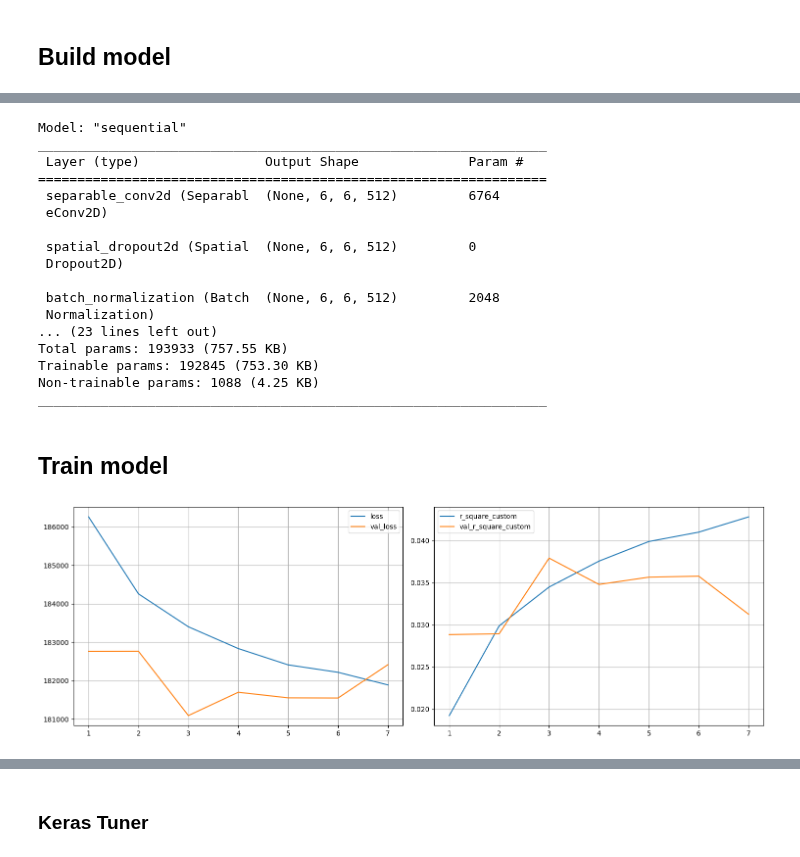
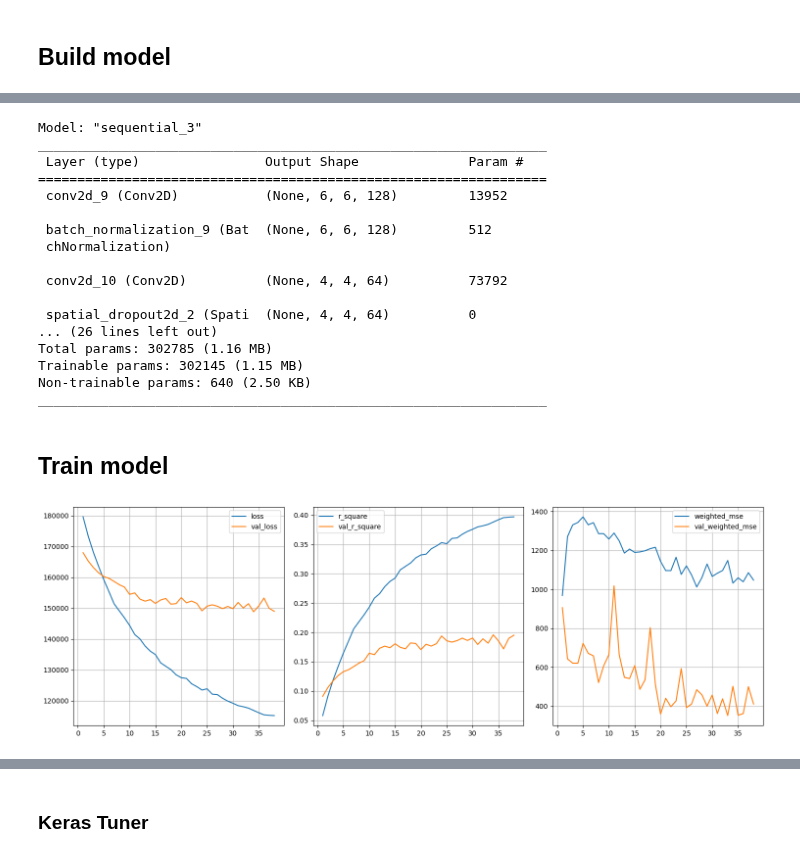
Before and after one commit to Tristan-Amadei/chess-moveAnalysis, a Jupyter notebook: Code/CNN/CNN.ipynb, the cells around one changed output, grey strips where cells are left out. Drawn from its saved outputs; the diff is of its cells as text; code cells hidden in the pictures.

Commit message:
weighted mse

```diff
--- a/Code/CNN/CNN.ipynb
+++ b/Code/CNN/CNN.ipynb
@@ -179,35 +210,44 @@ GPU is available
 # %%
 model = models.Sequential()
 
-model.add(layers.SeparableConv2D(512, (3, 3), activation='relu', #padding="same",
+model.add(layers.Conv2D(128, (3, 3), activation='relu', #padding="same",
                         kernel_regularizer=regularizers.l2(1e-1),
                         kernel_initializer=initializers.RandomUniform(minval=5e-8, maxval=5e-7),
                         input_shape=(8, 8, NB_OHE)))
 
-#model.add(layers.MaxPooling2D((2, 2)))
-model.add(layers.SpatialDropout2D(0.5))
+#model.add(layers.AveragePooling2D((2, 2)))
+#model.add(layers.SpatialDropout2D(0.2))
 model.add(layers.BatchNormalization())
 
-model.add(layers.Conv2D(32, (3, 3), activation='relu', #padding="same",
-                        kernel_regularizer=regularizers.l2(1e-1),
-                        kernel_initializer=initializers.RandomUniform(minval=5e-8, maxval=5e-7),
+model.add(layers.Conv2D(64, (3, 3), activation='relu', #padding="same",
+                        kernel_regularizer=regularizers.l2(1e-2),
+                        #kernel_initializer=initializers.RandomUniform(minval=5e-8, maxval=5e-7),
                        ))
 
-model.add(layers.SpatialDropout2D(0.5))
+model.add(layers.SpatialDropout2D(0.4))
 model.add(layers.BatchNormalization())
-#model.add(layers.Flatten())
-model.add(layers.GlobalAveragePooling2D())
+
+model.add(layers.Conv2D(128, (2, 2), activation='relu', #padding="same",
+                        kernel_regularizer=regularizers.l2(1e-2),
+                        #kernel_initializer=initializers.RandomUniform(minval=5e-8, maxval=5e-7),
+                       ))
+
+model.add(layers.SpatialDropout2D(0.3))
+model.add(layers.BatchNormalization())
+model.add(layers.Flatten())
+#model.add(layers.GlobalAveragePooling2D())
 
 model.add(layers.Dense(128, activation='relu',
-         kernel_regularizer=regularizers.l2(1e-2),
+         kernel_regularizer=regularizers.l2(1e-3),
          ))
 
-model.add(layers.Dropout(0.7))
+model.add(layers.Dropout(0.5))
 
 model.add(layers.Dense(256, activation='relu',
          #kernel_regularizer=regularizers.L1L2(l1=1e-5, l2=1e-4)
-          kernel_regularizer=regularizers.l2(1e-2),
+          kernel_regularizer=regularizers.l2(1e-4),
          ))
-model.add(layers.Dropout(0.6))
+model.add(layers.Dropout(0.5))
 
 model.add(layers.Dense(1))
+#model.add(ChessEvalLayer())
@@ -216,22 +254,22 @@ model.add(layers.Dense(1))
 # %%
 model.summary()
 # %% [output]
-Model: "sequential"
+Model: "sequential_3"
 _________________________________________________________________
  Layer (type)                Output Shape              Param #
 =================================================================
- separable_conv2d (Separabl  (None, 6, 6, 512)         6764
- eConv2D)
+ conv2d_9 (Conv2D)           (None, 6, 6, 128)         13952
 
- spatial_dropout2d (Spatial  (None, 6, 6, 512)         0
- Dropout2D)
+ batch_normalization_9 (Bat  (None, 6, 6, 128)         512
+ chNormalization)
 
- batch_normalization (Batch  (None, 6, 6, 512)         2048
- Normalization)
-... (23 lines left out)
-Total params: 193933 (757.55 KB)
-Trainable params: 192845 (753.30 KB)
-Non-trainable params: 1088 (4.25 KB)
+ conv2d_10 (Conv2D)          (None, 4, 4, 64)          73792
+
+ spatial_dropout2d_2 (Spati  (None, 4, 4, 64)          0
+... (26 lines left out)
+Total params: 302785 (1.16 MB)
+Trainable params: 302145 (1.15 MB)
+Non-trainable params: 640 (2.50 KB)
 _________________________________________________________________
 # %%
 initial_learning_rate = 1e-2
@@ -241,13 +279,14 @@ decay_rate = 0.9
 lr_schedule = tf.keras.optimizers.schedules.ExponentialDecay(
     initial_learning_rate, decay_steps, decay_rate)
 
-model.compile(loss=tf.keras.losses.MeanSquaredError(),
-          optimizer=tf.keras.optimizers.Adam(
+model.compile(#loss=tf.keras.losses.MeanSquaredError(),
+              loss='mse',
+              optimizer=tf.keras.optimizers.Adam(
               #learning_rate=lr_schedule
               learning_rate = 1e-3
           ),
           #optimizer = tf.keras.optimizers.Adadelta(),
-          metrics=[RSquare()])
+          metrics=[RSquare(), weighted_mse])
 # %%
 %run PlotEpochs.ipynb
 # %%
@@ -270,12 +309,12 @@ callbacks = [
 # %%
 start=time.time()
 
-history = model.fit(X_train, y_train, batch_size = 4096, epochs=1000,
+history = model.fit(X_train, y_train, batch_size = 2048, epochs=1000,
                     validation_data=(X_val, y_val),
                     verbose=1,
                     callbacks=callbacks
                    )
 
 stop=time.time()
 # %% [output]
-[figure, old version]
+[figure, new version]
```
Also changed, not shown: parts of 8 cells of this notebook, 2 other files.
